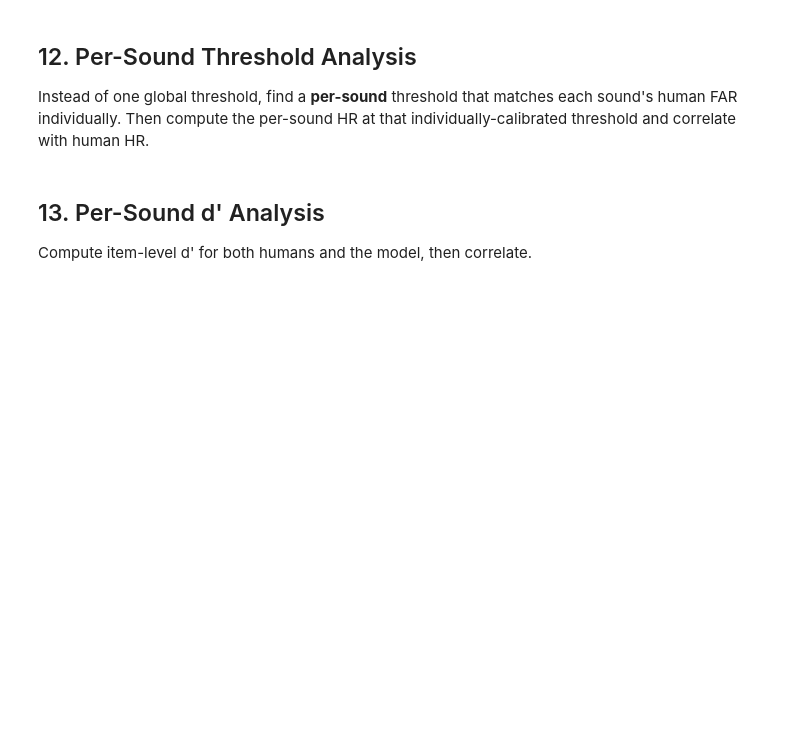
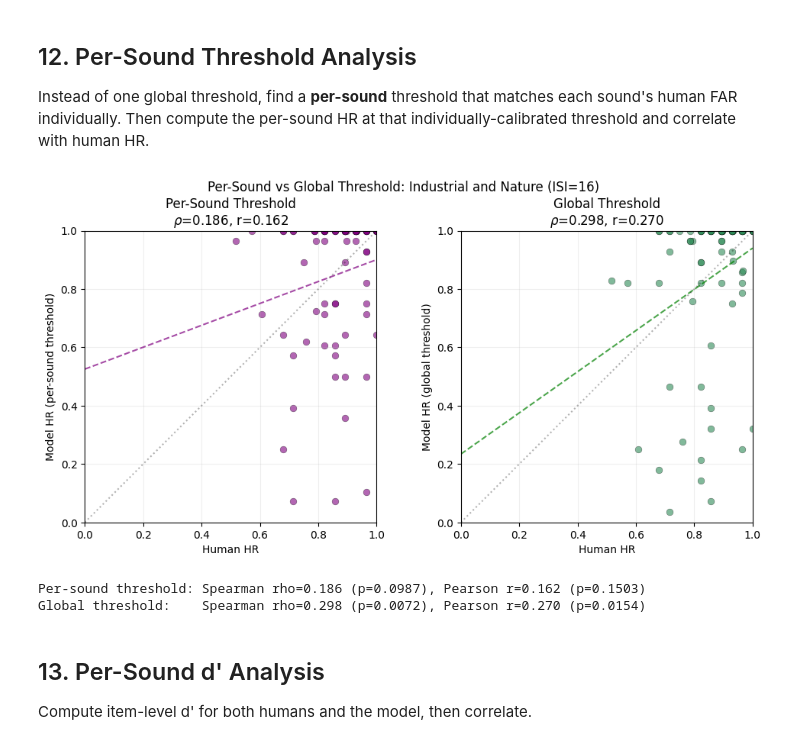
Before and after one commit to bjmedina/memory, a Jupyter notebook: notebooks/2026-02-27_evaluate-model-single-isi.ipynb, the cells around one changed output. Drawn from its saved outputs; the diff is of its cells as text; code cells hidden in the pictures; blank space fills up the shorter version.

```diff
--- a/notebooks/2026-02-27_evaluate-model-single-isi.ipynb
+++ b/notebooks/2026-02-27_evaluate-model-single-isi.ipynb
@@ -747,7 +815,7 @@ individually-calibrated threshold and correlate with human HR.
 item_hr_persound_thresh = {}
 item_far_persound_thresh = {}
 
-for stim in sorted(set(item_far_human) & set(all_item_fas)):
+for stim in common_hr:
     stim_key_hits = None
     stim_key_fas  = None
 
@@ -809,33 +877,37 @@ if len(item_hr_persound_thresh) >= 3:
     ax1.plot([0, 1], [0, 1], 'k:', alpha=0.3)
     ax1.set_xlabel("Human HR")
     ax1.set_ylabel("Model HR (per-sound threshold)")
     ax1.set_title(f"Per-Sound Threshold\n$\\rho$={rho_ps:.3f}, r={r_ps:.3f}")
     ax1.set_xlim(0, 1); ax1.set_ylim(0, 1)
     ax1.set_aspect("equal")
     ax1.grid(True, alpha=0.2)
 
     # global threshold for comparison
     ax2.scatter(x_hr, y_hr, alpha=0.6, color='seagreen', edgecolors='k', linewidths=0.3, s=40)
     m_fit, b_fit = np.polyfit(x_hr, y_hr, 1)
     ax2.plot(xf, m_fit * xf + b_fit, 'g--', lw=1.5, alpha=0.7)
     ax2.plot([0, 1], [0, 1], 'k:', alpha=0.3)
     ax2.set_xlabel("Human HR")
     ax2.set_ylabel("Model HR (global threshold)")
     ax2.set_title(f"Global Threshold\n$\\rho$={rho_hr:.3f}, r={r_hr:.3f}")
     ax2.set_xlim(0, 1); ax2.set_ylim(0, 1)
     ax2.set_aspect("equal")
     ax2.grid(True, alpha=0.2)
 
     fig.suptitle(f"Per-Sound vs Global Threshold: {hr_task_name} (ISI={which_isi})", fontsize=12)
     plt.tight_layout()
     plt.show()
 
     print(f"Per-sound threshold: Spearman rho={rho_ps:.3f} (p={p_ps:.4f}), "
           f"Pearson r={r_ps:.3f} (p={p_ps_pearson:.4f})")
     print(f"Global threshold:    Spearman rho={rho_hr:.3f} (p={p_hr:.4f}), "
           f"Pearson r={r_hr:.3f} (p={p_hr_pearson:.4f})")
 else:
     print("Not enough overlapping sounds for per-sound threshold analysis.")
+# %% [output]
+[figure, added]
+Per-sound threshold: Spearman rho=0.186 (p=0.0987), Pearson r=0.162 (p=0.1503)
+Global threshold:    Spearman rho=0.298 (p=0.0072), Pearson r=0.270 (p=0.0154)
 # %% [markdown]
 ## 13. Per-Sound d' Analysis
 
```
Also changed, not shown: parts of 17 cells of this notebook, 11 other files.
